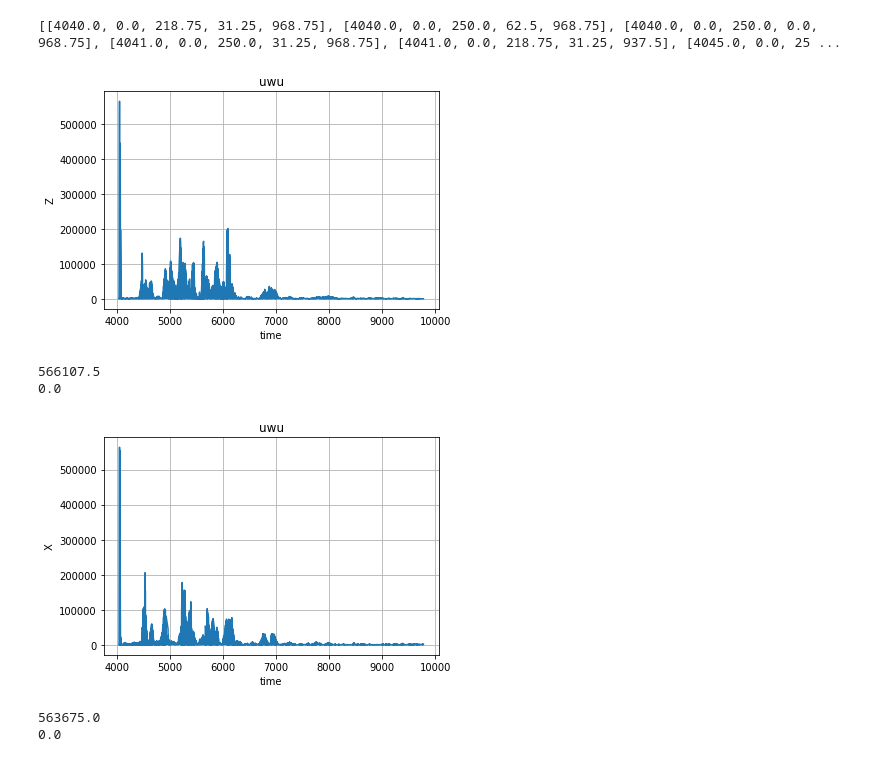
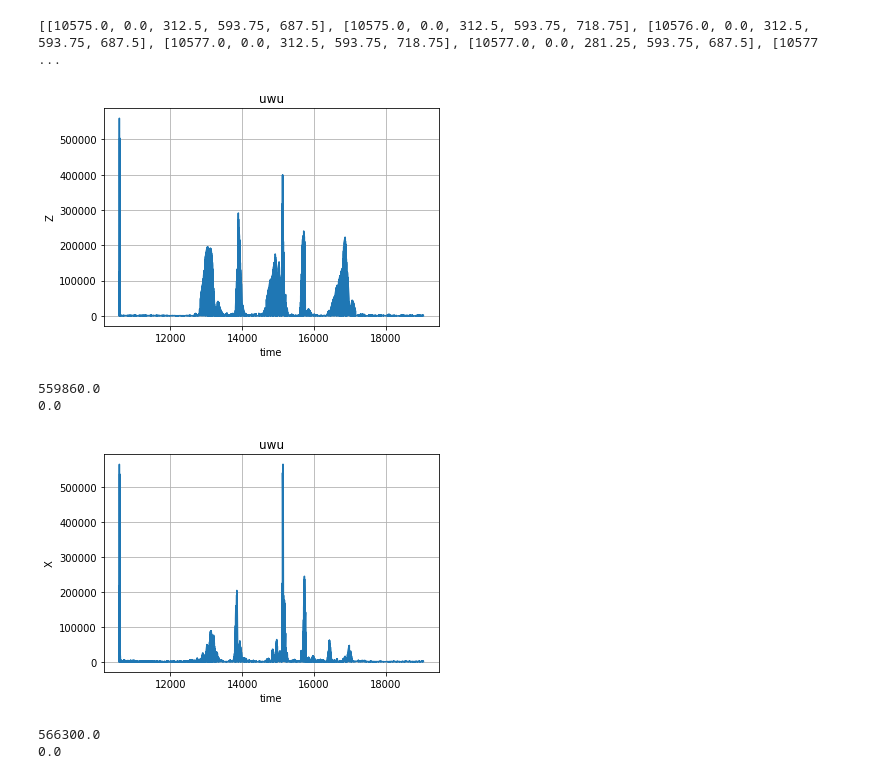
Before and after one commit to jnunez101/TapVRap, a Jupyter notebook: Data/TheData.ipynb, the cells around one changed output. Drawn from its saved outputs; the diff is of its cells as text; code cells hidden in the pictures.

```diff
--- a/Data/TheData.ipynb
+++ b/Data/TheData.ipynb
@@ -1,7 +1,7 @@
 # %%
 import csv
 
-with open("set1Abutton.txt", "r") as data:
+with open("set4Abutton.txt", "r") as data:
     mylist = [row[:] for row in csv.reader(data, delimiter=',')]
 print(mylist)
 # %% [output]
@@ -22,6 +22,6 @@ for i in range(len(mylist)):
 # %%
 for i in range(len(mylist)):
     if type(mylist[i][0]) is str:
-        print(mylist[i])
+        continue
     else:
         newlist.append(mylist[i])
@@ -51,33 +33,34 @@ def Sort(mylist):
 
 print(Sort(newlist))
 # %% [output]
-[[4040.0, 0.0, 218.75, 31.25, 968.75], [4040.0, 0.0, 250.0, 62.5, 968.75], [4040.0, 0.0, 250.0, 0.0, 968.75], [4041.0, 0.0, 250.0, 31.25, 968.75], [4041.0, 0.0, 218.75, 31.25, 937.5], [4045.0, 0.0, 25 ...
+[[10575.0, 0.0, 312.5, 593.75, 687.5], [10575.0, 0.0, 312.5, 593.75, 718.75], [10576.0, 0.0, 312.5, 593.75, 687.5], [10577.0, 0.0, 312.5, 593.75, 718.75], [10577.0, 0.0, 281.25, 593.75, 687.5], [10577 ...
 # %%
 import matplotlib.pyplot as plt
 import matplotlib
+finger = 0
 time = []
 z = []
 for i in range(len(newlist)):
-    if newlist[i][1] == 0:
+    if newlist[i][1] == finger:
         time.append(newlist[i][0])
         z.append(newlist[i][4])
 fig, ax = plt.subplots()
 ax.plot(time,z)
 ax.set(xlabel='time', ylabel='Z', title='uwu')
 ax.grid()
 plt.show()
 print(max(z))
 print(min(z))
 #ax.plot(newlist[y,0], newlist[y,4])
 # %% [output]
-[figure, old version]
+[figure, new version]
-566107.5
+559860.0
 0.0
 # %%
 #time = []
 x = []
 for i in range(len(newlist)):
-    if newlist[i][1] == 0:
+    if newlist[i][1] == finger:
         #time.append(newlist[i][0])
         x.append(newlist[i][2])
 fig, ax = plt.subplots()
@@ -88,8 +71,8 @@ plt.show()
 print(max(x))
 print(min(x))
 # %% [output]
-[figure, old version]
+[figure, new version]
-563675.0
+566300.0
 0.0
 # %%
 y = []
```
Also changed, not shown: parts of 5 cells of this notebook, 1 other file.
